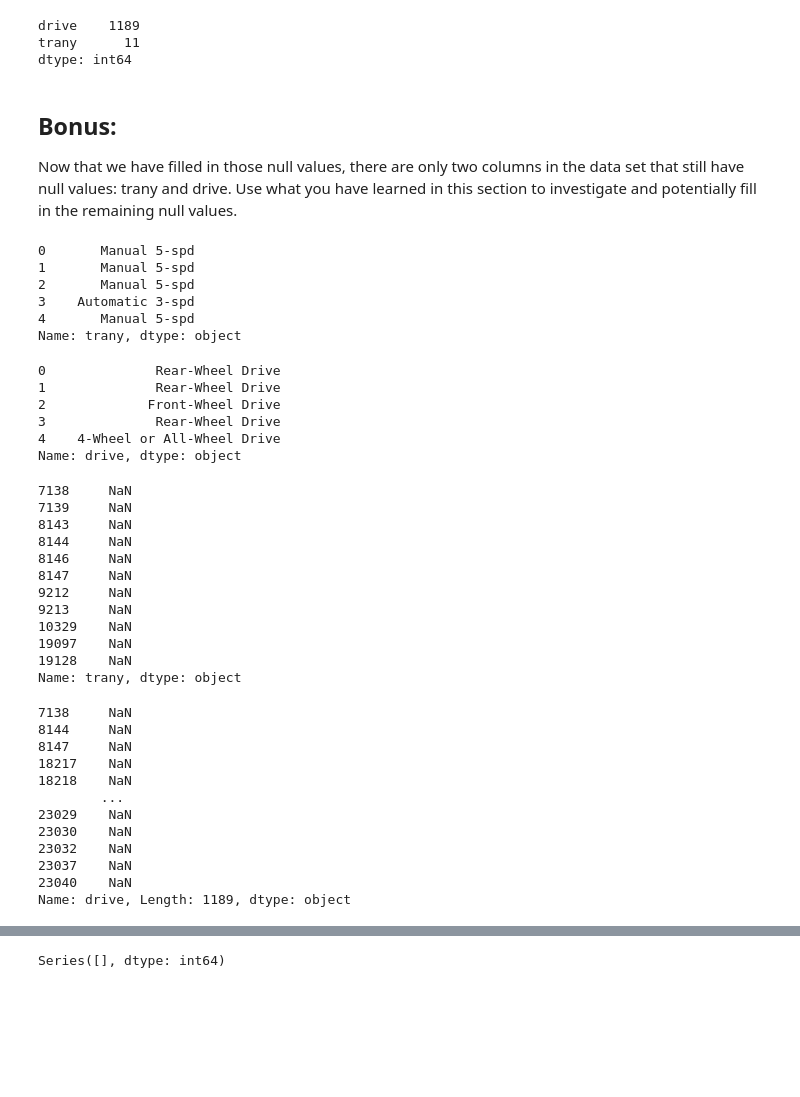
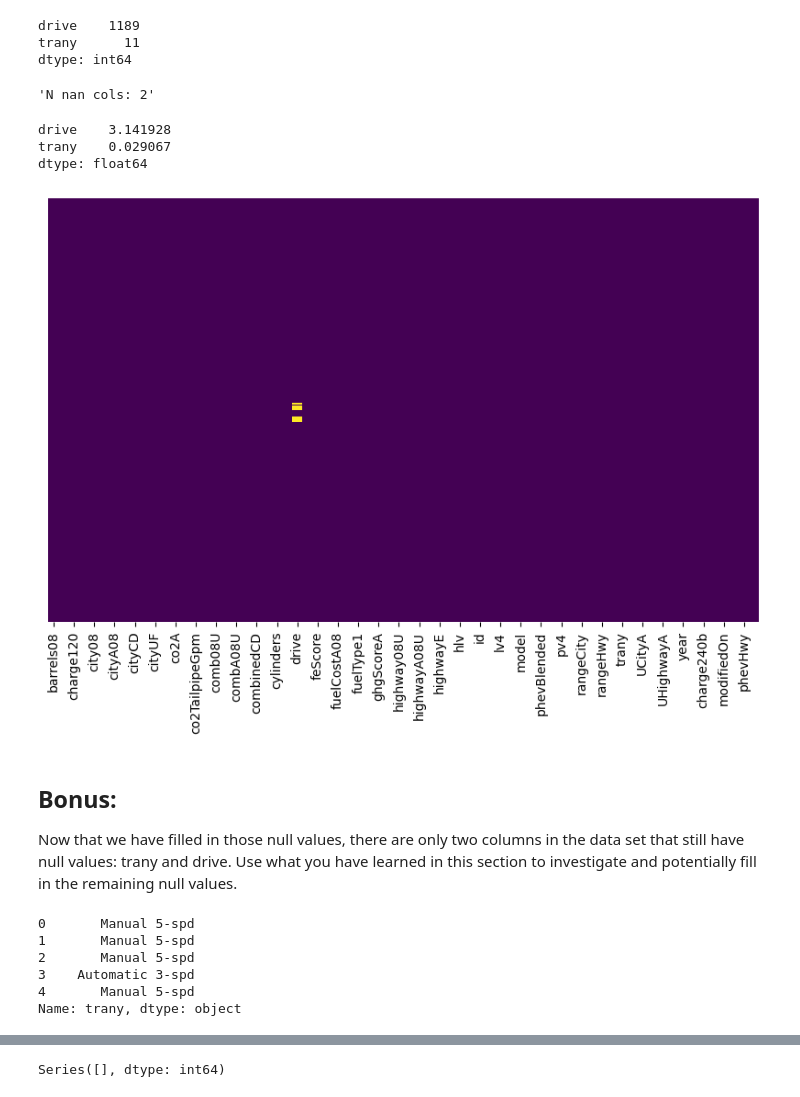
Before and after one commit to Ironhack-Data-Madrid-Abril-2023/2.4-lab_data_cleaning, a Jupyter notebook: your-code/main.ipynb, the cells around one changed output, grey strips where cells are left out. Saved outputs shown, nothing was run; the diff lists cells and outputs as text; code cells hidden in the pictures; blank space fills up the shorter version.

```diff
--- a/your-code/main.ipynb
+++ b/your-code/main.ipynb
@@ -155,55 +323,27 @@ nun_values[nun_values>0]
 drive    1189
 trany      11
 dtype: int64
+# %%
+#Visualizamos en una gráfica
+
+check_nan(data)
+# %% [output]
+'N nan cols: 2'
+drive    3.141928
+trany    0.029067
+dtype: float64
+[figure, added]
 # %% [markdown]
 ## Bonus:
 Now that we have filled in those null values, there are only two columns in the data set that still have null values: trany and drive. Use what you have learned in this section to investigate and potentially fill in the remaining null values.
-# %%
-#your code
-data.trany.head()
-# %% [output]
-0       Manual 5-spd
-1       Manual 5-spd
-2       Manual 5-spd
-3    Automatic 3-spd
-4       Manual 5-spd
-Name: trany, dtype: object
-# %%
-data.drive.head()
-# %% [output]
-0              Rear-Wheel Drive
-1              Rear-Wheel Drive
-2             Front-Wheel Drive
-3              Rear-Wheel Drive
-4    4-Wheel or All-Wheel Drive
-Name: drive, dtype: object
-# %%
-data.trany[data.trany.isna()]
-# %% [output]
-7138     NaN
-7139     NaN
-8143     NaN
-8144     NaN
-8146     NaN
-8147     NaN
-9212     NaN
-9213     NaN
-10329    NaN
-19097    NaN
-19128    NaN
-Name: trany, dtype: object
-# %%
-data.drive[data.drive.isna()]
-# %% [output]
-7138     NaN
-8144     NaN
-8147     NaN
-18217    NaN
-18218    NaN
-        ...
-23029    NaN
-23030    NaN
-23032    NaN
-23037    NaN
-23040    NaN
-Name: drive, Length: 1189, dtype: object
+# %%
+#Revisamos qué tipo de datos son y qué contiene cada columna
+
+data.trany.head()
+# %% [output]
+0       Manual 5-spd
+1       Manual 5-spd
+2       Manual 5-spd
+3    Automatic 3-spd
+4       Manual 5-spd
+Name: trany, dtype: object
```
Also changed, not shown: parts of 78 cells of this notebook, 1 other file.
